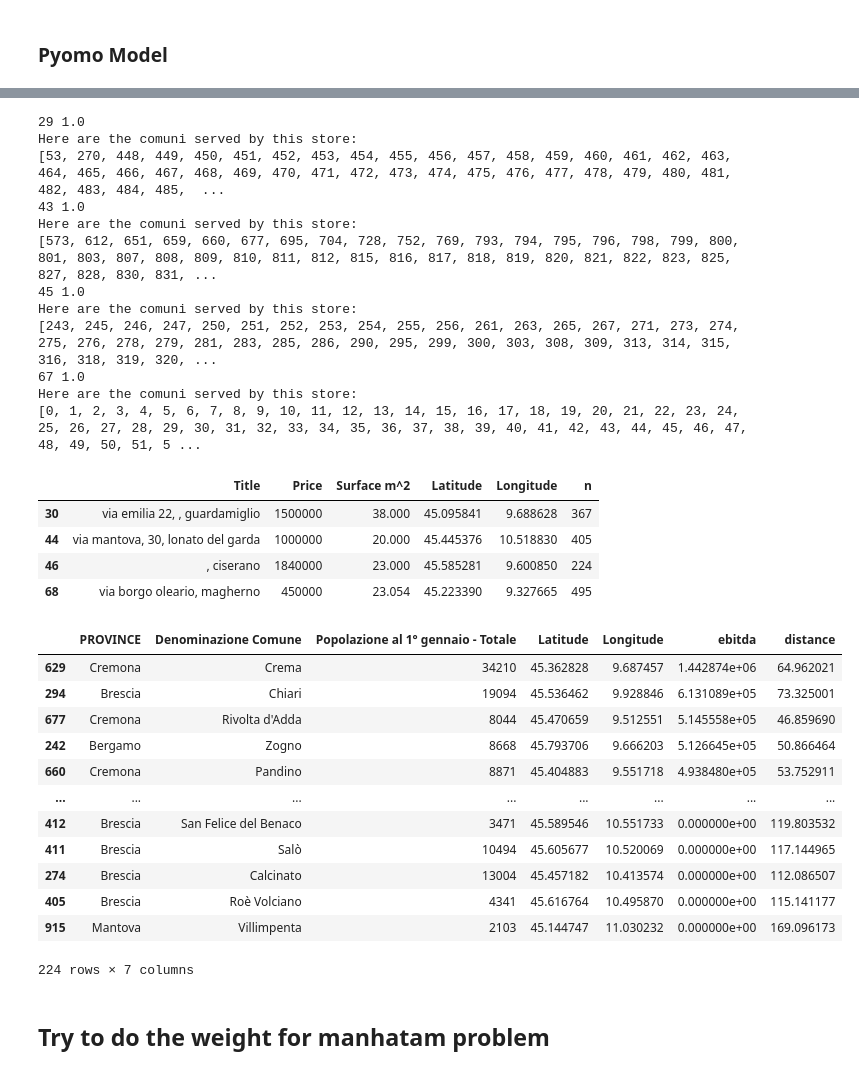
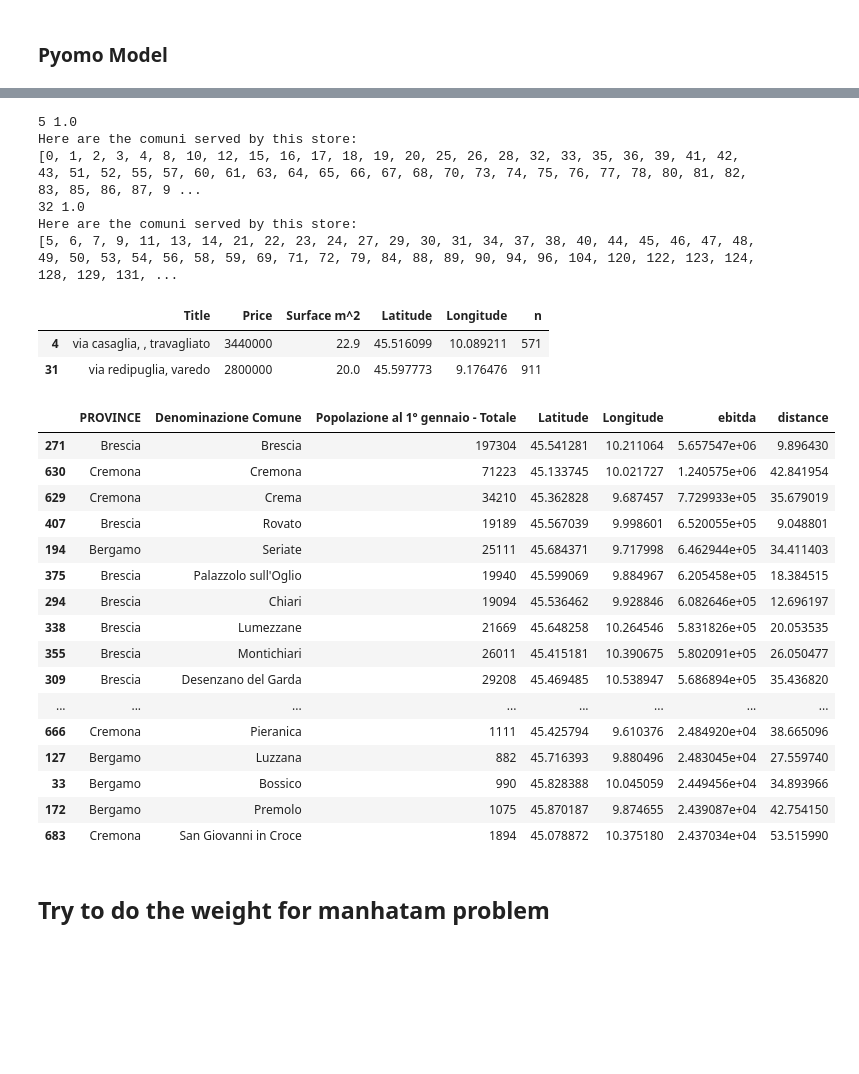
Before and after one commit to LoreJob/Logistic-Problem-Walmart, a Jupyter notebook: Pyomo Model/ProjectTemplate.ipynb, the cells around one changed output, grey strips where cells are left out. Cells and saved outputs as stored; diff of their text form; code cells hidden in the pictures; blank space fills up the shorter version.

Commit message:
corrected wrong distances

```diff
--- a/Pyomo Model/ProjectTemplate.ipynb
+++ b/Pyomo Model/ProjectTemplate.ipynb
@@ -492,13 +492,17 @@ def calculate_distance_matrix(df_prop, df_ter):
         return distance
 
     # using a list comprehension and a dict comprehension to calculate everything in a single line
-    distances = {i : [haversine(df_ter.loc[i,"Latitude"],df_ter.loc[i,"Longitude"],df_prop.loc[j,"Latitude"], df_prop.loc[j,"Longitude"]) for j in range(df_prop.shape[0])] for i in range(df_ter.shape[0])}
+    distances = {j :
+                 [haversine(df_ter.loc[i,"Latitude"],df_ter.loc[i,"Longitude"],
+                            df_prop.loc[j,"Latitude"], df_prop.loc[j,"Longitude"])
+                  for i in range(df_ter.shape[0])]
+                  for j in range(df_prop.shape[0])}
 
     # making it into a DataFrame
     distances = pd.DataFrame(distances)
     distances.columns.name = "Comuni"
     distances.index.name = "Properties"
-    distances = distances.transpose()
+    # distances = distances.transpose()
     return distances
 
 distances_matrix = calculate_distance_matrix(df_prop, df_ter)
@@ -538,12 +542,10 @@ def get_ebitda_matrix(df_prop = df_prop, df_ter = df_ter,yearly_ebitda_per_custo
 
        #calculating the number of customers that from municipality i will be a customer of a store in property j
        customers_ij = pop_matrix * f_1_values * f_2_values
-
        #now just multiplying the number of customers times 100€ to calculate the yearly EBITDA
 
        yearly_ebitda_ij = customers_ij * yearly_ebitda_per_customer
-    #    ebitda_ij = sum([yearly_ebitda_ij * (1+discount_rate)**-i for i in range(n_years_to_make_back_the_investment)])
-       ebitda_ij = yearly_ebitda_ij * n_years_to_make_back_the_investment
+       ebitda_ij = sum([yearly_ebitda_ij * (1+discount_rate)**-i for i in range(n_years_to_make_back_the_investment)])
        ''' La rendita anticipata segue la seguente formula V[0] = R * ((1-(1+i)^-n)/i) * (1+i) ora non so bene cosa
        intendiamo noi come rendita, in alternativa ho scontato nella formula sopra l'ebitda, capiamo...'''
 
@@ -594,7 +596,7 @@ ebitda, cost  = get_coefficients(df_ter = df_ter,
                                  yearly_ebitda_per_customer = 100,
                                  n_years_to_make_back_the_investment = 5,
                                  discount_rate = 0.1,
-                                 f1 = lambda x: max(0, 0.3 - x * 0.003),
+                                 f1 = lambda x: max(0, 0.1 - x * 0.001),
                                  f2 = lambda x: x* 0.0025 + 0.75,
                                  construction_cost = 1000)
 
@@ -680,52 +682,51 @@ for j in range(1,num_y+1):
 
 index_to_access = list(stores_to_open.keys())
 index_to_access = np.asarray(index_to_access)
-index_to_access = index_to_access + 1
+index_to_access = index_to_access -1
 
-n_comuni_serviti = {i+1 : len(comuni_serviti) for i, comuni_serviti in stores_to_open.items()}
+n_comuni_serviti = {i-1 : len(comuni_serviti) for i, comuni_serviti in stores_to_open.items()}
 n_comuni_serviti = pd.Series(n_comuni_serviti, name = "n")
 
 df_prop.iloc[index_to_access].join(n_comuni_serviti)
 # %% [output]
-29 1.0
+5 1.0
 Here are the comuni served by this store:
-[53, 270, 448, 449, 450, 451, 452, 453, 454, 455, 456, 457, 458, 459, 460, 461, 462, 463, 464, 465, 466, 467, 468, 469, 470, 471, 472, 473, 474, 475, 476, 477, 478, 479, 480, 481, 482, 483, 484, 485,  ...
-43 1.0
+[0, 1, 2, 3, 4, 8, 10, 12, 15, 16, 17, 18, 19, 20, 25, 26, 28, 32, 33, 35, 36, 39, 41, 42, 43, 51, 52, 55, 57, 60, 61, 63, 64, 65, 66, 67, 68, 70, 73, 74, 75, 76, 77, 78, 80, 81, 82, 83, 85, 86, 87, 9 ...
+32 1.0
 Here are the comuni served by this store:
-[573, 612, 651, 659, 660, 677, 695, 704, 728, 752, 769, 793, 794, 795, 796, 798, 799, 800, 801, 803, 807, 808, 809, 810, 811, 812, 815, 816, 817, 818, 819, 820, 821, 822, 823, 825, 827, 828, 830, 831, ...
-45 1.0
-Here are the comuni served by this store:
-[243, 245, 246, 247, 250, 251, 252, 253, 254, 255, 256, 261, 263, 265, 267, 271, 273, 274, 275, 276, 278, 279, 281, 283, 285, 286, 290, 295, 299, 300, 303, 308, 309, 313, 314, 315, 316, 318, 319, 320, ...
-67 1.0
-Here are the comuni served by this store:
-[0, 1, 2, 3, 4, 5, 6, 7, 8, 9, 10, 11, 12, 13, 14, 15, 16, 17, 18, 19, 20, 21, 22, 23, 24, 25, 26, 27, 28, 29, 30, 31, 32, 33, 34, 35, 36, 37, 38, 39, 40, 41, 42, 43, 44, 45, 46, 47, 48, 49, 50, 51, 5 ...
+[5, 6, 7, 9, 11, 13, 14, 21, 22, 23, 24, 27, 29, 30, 31, 34, 37, 38, 40, 44, 45, 46, 47, 48, 49, 50, 53, 54, 56, 58, 59, 69, 71, 72, 79, 84, 88, 89, 90, 94, 96, 104, 120, 122, 123, 124, 128, 129, 131, ...
 |  | Title | Price | Surface m^2 | Latitude | Longitude | n |
-| 30 | via emilia 22, , guardamiglio | 1500000 | 38.000 | 45.095841 | 9.688628 | 367 |
-| 44 | via mantova, 30, lonato del garda | 1000000 | 20.000 | 45.445376 | 10.518830 | 405 |
-| 46 | , ciserano | 1840000 | 23.000 | 45.585281 | 9.600850 | 224 |
-| 68 | via borgo oleario, magherno | 450000 | 23.054 | 45.223390 | 9.327665 | 495 |
+| 4 | via casaglia, , travagliato | 3440000 | 22.9 | 45.516099 | 10.089211 | 571 |
+| 31 | via redipuglia, varedo | 2800000 | 20.0 | 45.597773 | 9.176476 | 911 |
 # %%
 # comuni served by stores
-store_index = 45
-total_ebitda_from_comuni = ebitda[store_index]
+varj_index = 5
+
+pd.options.display.max_rows = 1000
+
+total_ebitda_from_comuni = ebitda[varj_index]
 total_ebitda_from_comuni.name = "ebitda"
-distance_from_store = distances_matrix[store_index]
+distance_from_store = distances_matrix[varj_index-1]
 distance_from_store.name = "distance"
-df_ter.iloc[np.asarray(stores_to_open[store_index])-1].join(total_ebitda_from_comuni).join(distance_from_store).sort_values(by = "ebitda", ascending = False)
+df_ter.iloc[stores_to_open[varj_index]].join(total_ebitda_from_comuni).join(distance_from_store).sort_values(by = "ebitda", ascending = False)
 # %% [output]
 |  | PROVINCE | Denominazione Comune | Popolazione al 1° gennaio - Totale | Latitude | Longitude | ebitda | distance |
-| 629 | Cremona | Crema | 34210 | 45.362828 | 9.687457 | 1.442874e+06 | 64.962021 |
-| 294 | Brescia | Chiari | 19094 | 45.536462 | 9.928846 | 6.131089e+05 | 73.325001 |
-| 677 | Cremona | Rivolta d'Adda | 8044 | 45.470659 | 9.512551 | 5.145558e+05 | 46.859690 |
-| 242 | Bergamo | Zogno | 8668 | 45.793706 | 9.666203 | 5.126645e+05 | 50.866464 |
-| 660 | Cremona | Pandino | 8871 | 45.404883 | 9.551718 | 4.938480e+05 | 53.752911 |
+| 271 | Brescia | Brescia | 197304 | 45.541281 | 10.211064 | 5.657547e+06 | 9.896430 |
+| 630 | Cremona | Cremona | 71223 | 45.133745 | 10.021727 | 1.240575e+06 | 42.841954 |
+| 629 | Cremona | Crema | 34210 | 45.362828 | 9.687457 | 7.729933e+05 | 35.679019 |
+| 407 | Brescia | Rovato | 19189 | 45.567039 | 9.998601 | 6.520055e+05 | 9.048801 |
+| 194 | Bergamo | Seriate | 25111 | 45.684371 | 9.717998 | 6.462944e+05 | 34.411403 |
+| 375 | Brescia | Palazzolo sull'Oglio | 19940 | 45.599069 | 9.884967 | 6.205458e+05 | 18.384515 |
+| 294 | Brescia | Chiari | 19094 | 45.536462 | 9.928846 | 6.082646e+05 | 12.696197 |
+| 338 | Brescia | Lumezzane | 21669 | 45.648258 | 10.264546 | 5.831826e+05 | 20.053535 |
+| 355 | Brescia | Montichiari | 26011 | 45.415181 | 10.390675 | 5.802091e+05 | 26.050477 |
+| 309 | Brescia | Desenzano del Garda | 29208 | 45.469485 | 10.538947 | 5.686894e+05 | 35.436820 |
 | ... | ... | ... | ... | ... | ... | ... | ... |
-| 412 | Brescia | San Felice del Benaco | 3471 | 45.589546 | 10.551733 | 0.000000e+00 | 119.803532 |
-| 411 | Brescia | Salò | 10494 | 45.605677 | 10.520069 | 0.000000e+00 | 117.144965 |
-| 274 | Brescia | Calcinato | 13004 | 45.457182 | 10.413574 | 0.000000e+00 | 112.086507 |
-| 405 | Brescia | Roè Volciano | 4341 | 45.616764 | 10.495870 | 0.000000e+00 | 115.141177 |
-| 915 | Mantova | Villimpenta | 2103 | 45.144747 | 11.030232 | 0.000000e+00 | 169.096173 |
+| 666 | Cremona | Pieranica | 1111 | 45.425794 | 9.610376 | 2.484920e+04 | 38.665096 |
+| 127 | Bergamo | Luzzana | 882 | 45.716393 | 9.880496 | 2.483045e+04 | 27.559740 |
+| 33 | Bergamo | Bossico | 990 | 45.828388 | 10.045059 | 2.449456e+04 | 34.893966 |
+| 172 | Bergamo | Premolo | 1075 | 45.870187 | 9.874655 | 2.439087e+04 | 42.754150 |
+| 683 | Cremona | San Giovanni in Croce | 1894 | 45.078872 | 10.375180 | 2.437034e+04 | 53.515990 |
-224 rows × 7 columns
 # %% [markdown]
 ## Try to do the weight for manhatam problem
 # %%
```
Also changed, not shown: parts of 1 cell of this notebook, 1 other file.
